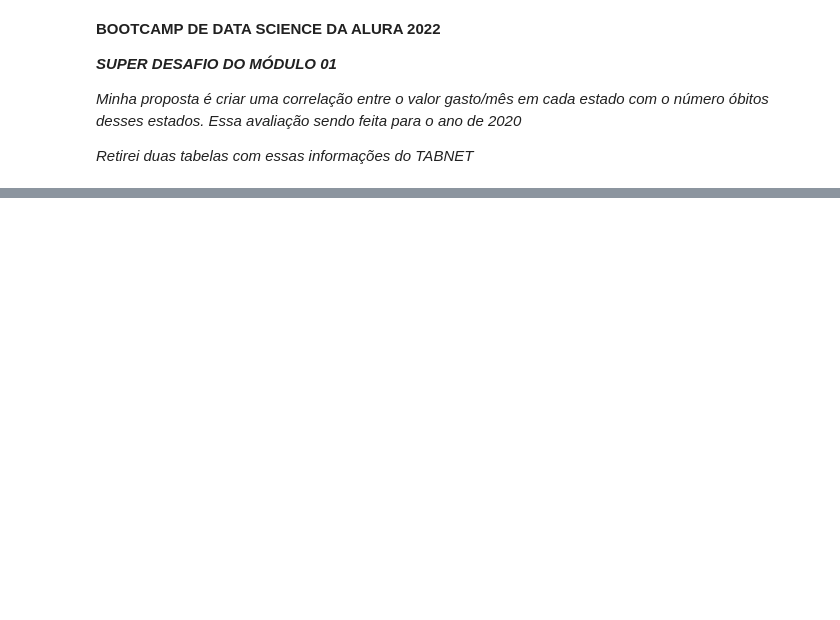
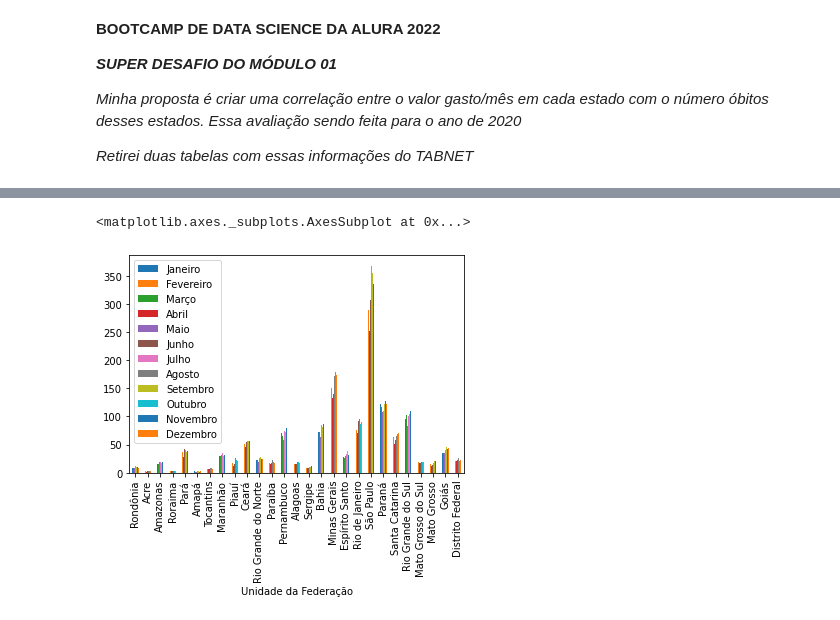
Before and after one commit to ricardosaj/Bootcamp-Data-Science-Alura, a Jupyter notebook: CadernoDoSuperDesafioModulo01.ipynb, the cells around one changed output, grey strips where cells are left out. Saved outputs shown, nothing was run; the diff lists cells and outputs as text; code cells hidden in the pictures; blank space fills up the shorter version.

```diff
--- a/CadernoDoSuperDesafioModulo01.ipynb
+++ b/CadernoDoSuperDesafioModulo01.ipynb
@@ -27,0 +22,3 @@ obitosporestadoem2020.head()
+# %%
+gastosporestadoem2020 = gastosporestadoem2020.drop('Total', 1)
+gastosporestadoem2020.head()
@@ -27,0 +42,4 @@ obitosporestadoem2020.head()
+# %%
+# Alterei o nome de todas as colunas do DF de gastos para ficar no mesmo padrão do DF de obitos
+gastosporestadoem2020 = gastosporestadoem2020.rename(columns={'Unidade da Federação': 'Unidade da Federação', '2020/Jan': 'Janeiro', '2020/Fev': 'Fevereiro', '2020/Mar': 'Março', '2020/Abr': 'Abril', '2020/Mai': 'Maio', '2020/Jun': 'Junho', '2020/Jul': 'Julho', '2020/Ago': 'Agosto', '2020/Set': 'Setembro', '2020/Out': 'Outubro', '2020/Nov': 'Novembro', '2020/Dez': 'Dezembro'})
+gastosporestadoem2020.head()
@@ -27,0 +53,13 @@ obitosporestadoem2020.head()
+# %%
+# Esse dicionário foi criado para alterar todos os nomes dos estados do formato Número + ' ' + Nome para o formato Nome.
+dicionario_estados = {'11 Rondônia': 'Rondônia', '12 Acre' : 'Acre', '13 Amazonas' : 'Amazonas', '14 Roraima' : 'Roraima',
+         '15 Pará' : 'Pará', '16 Amapá': 'Amapá', '17 Tocantins' : 'Tocantins', '21 Maranhão': 'Maranhão',
+         '22 Piauí': 'Piauí', '23 Ceará': 'Ceará', '24 Rio Grande do Norte' : 'Rio Grande do Norte', '25 Paraíba' : 'Paraíba',
+         '26 Pernambuco' : 'Pernambuco', '27 Alagoas' : 'Alagoas', '28 Sergipe': 'Sergipe', '29 Bahia' : 'Bahia',
+         '31 Minas Gerais' : 'Minas Gerais', '32 Espírito Santo' : 'Espírito Santo', '33 Rio de Janeiro' : 'Rio de Janeiro',
+         '35 São Paulo' : 'São Paulo', '41 Paraná' : 'Paraná', '42 Santa Catarina' : 'Santa Catarina',
+         '43 Rio Grande do Sul' : 'Rio Grande do Sul', '50 Mato Grosso do Sul' : 'Mato Grosso do Sul', '51 Mato Grosso' : 'Mato Grosso',
+         '52 Goiás' : 'Goiás', '53 Distrito Federal' : 'Distrito Federal'}
+
+gastosporestadoem2020['Unidade da Federação'] = gastosporestadoem2020['Unidade da Federação'].map(dicionario_estados)
+obitosporestadoem2020['Unidade da Federação'] = obitosporestadoem2020['Unidade da Federação'].map(dicionario_estados)
@@ -27,0 +89,6 @@ obitosporestadoem2020.head()
+# %%
+# Transformar a coluna "Unidade da Federação" no index
+gastosporestadoem2020.set_index('Unidade da Federação', inplace=True)
+# dividi os valores por 1000000 (1 milhão) para que o valor fique
+gastosporestadoem2020 = gastosporestadoem2020 / 1000000
+gastosporestadoem2020
@@ -27,0 +114,5 @@ obitosporestadoem2020.head()
+# %%
+gastosporestadoem2020.plot(kind='bar')
+# %% [output]
+<matplotlib.axes._subplots.AxesSubplot at 0x...>
+[figure, added]
```
Also changed, not shown: parts of 8 cells of this notebook.
